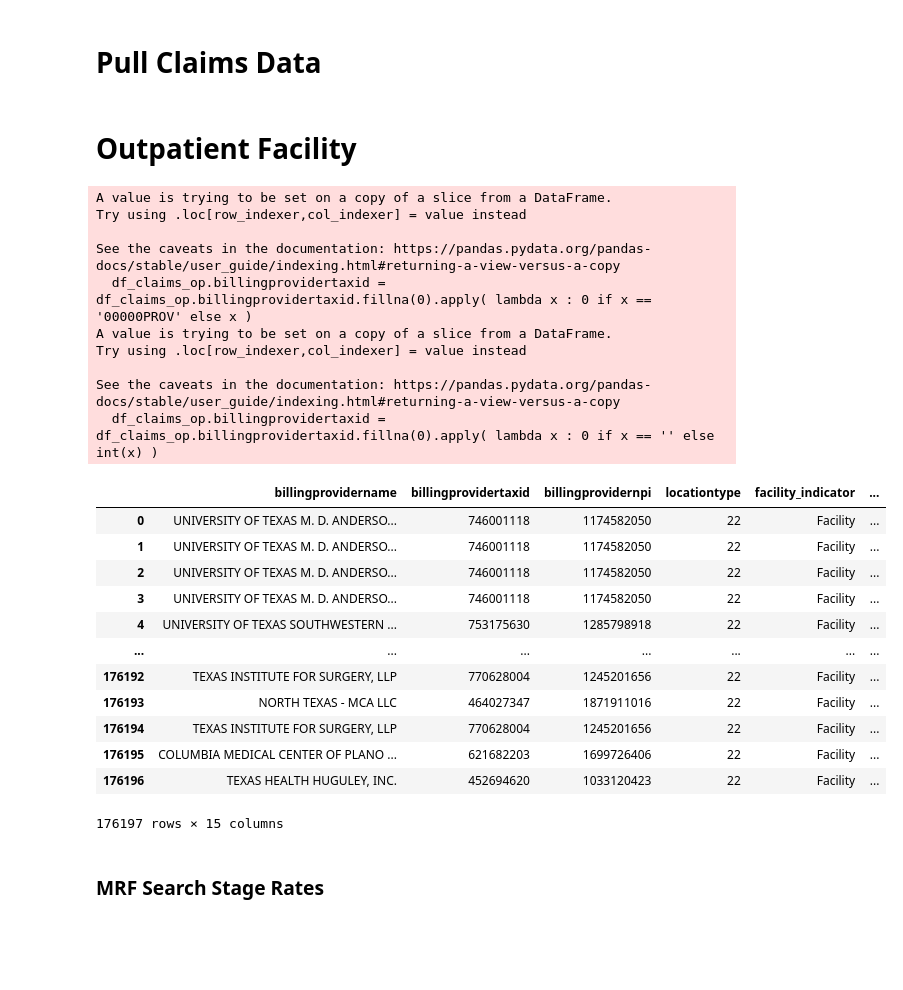
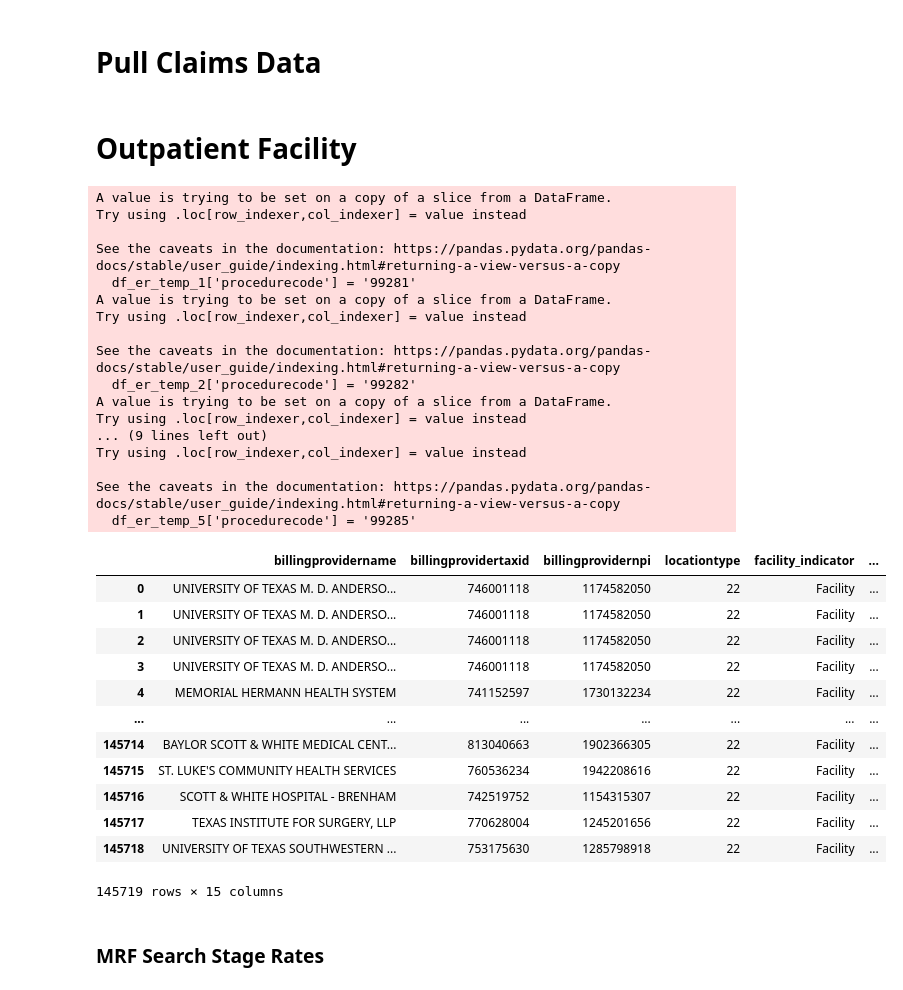
Before and after one commit to benefitsscience/HospitalScorecard, a Jupyter notebook: MarketPosition_OP_New.ipynb, the cells around one changed output. Drawn from its saved outputs; the diff is of its cells as text; code cells hidden in the pictures; blank space fills up the shorter version.

```diff
--- a/MarketPosition_OP_New.ipynb
+++ b/MarketPosition_OP_New.ipynb
@@ -69,5 +79,5 @@ tins_list = ', '.join(f"'{tin}'" for tin in tins_list)
 # %% [markdown]
-# Outpatient Facility
+ # Outpatient Facility
 # %%
 df_claims = pd.read_csv('Data Sources/Claims_nonev_op.gz', compression='gzip', low_memory=False, dtype={'billingproviderzip': str,
                                      'billingprovidertaxid': str,
@@ -79,7 +91,9 @@ df_claims = pd.read_csv('Data Sources/Claims_nonev_op.gz', compression='gzip', l
 # %%
-df_claims = df_claims.merge(ZipMSA[['zipcode', 'state', 'cbsa_name']], left_on='billingproviderzip', right_on='zipcode', how='left')
 
-df_claims_op = df_claims[df_claims.state == 'TX']
+df_claims_op = df_claims.copy()
+df_claims_op = df_claims_op[df_claims_op.state == 'TX']
+df_claims_op = df_claims_op[df_claims_op['proceduretype'] != 'DRG']
+df_claims_op = df_claims_op[df_claims_op['proceduretype'] != 'Revenue']
 df_claims_op.billingprovidertaxid = df_claims_op.billingprovidertaxid.fillna(0).apply( lambda x : 0 if x == '00000PROV' else x )
 df_claims_op.billingprovidertaxid = df_claims_op.billingprovidertaxid.fillna(0).apply( lambda x : 0 if x == '' else int(x) )
 
@@ -92,45 +106,96 @@ df_covered = df_claims_op.groupby(['tpaclaimid']).agg({'amtcovered': 'sum'})
 df_covered = df_covered[df_covered.amtcovered > 0]
 df_claims_op = df_claims_op[df_claims_op.tpaclaimid.isin(df_covered.index)]
 
+df_claims_op_er = df_claims_op[df_claims_op['er_visitid'].notnull()]
+df_claims_op = df_claims_op[df_claims_op['er_visitid'].isnull()]
+
+df_er_99281 = df_claims_op_er[df_claims_op_er['procedurecode'] == '99281']
+df_er_99281 = df_er_99281.groupby(['tpaclaimid']).agg({'amtcovered': 'sum'})
+df_er_temp_1 = df_claims_op_er[df_claims_op_er.tpaclaimid.isin(df_er_99281.index)]
+df_er_temp_1['procedurecode'] = '99281'
+
+
+df_er_99282 = df_claims_op_er[df_claims_op_er['procedurecode'] == '99282']
+df_er_99282 = df_er_99282.groupby(['tpaclaimid']).agg({'amtcovered': 'sum'})
+df_er_temp_2 = df_claims_op_er[df_claims_op_er.tpaclaimid.isin(df_er_99282.index)]
+df_er_temp_2['procedurecode'] = '99282'
+
+df_er_99283 = df_claims_op_er[df_claims_op_er['procedurecode'] == '99283']
+df_er_99283 = df_er_99283.groupby(['tpaclaimid']).agg({'amtcovered': 'sum'})
+df_er_temp_3 = df_claims_op_er[df_claims_op_er.tpaclaimid.isin(df_er_99283.index)]
+df_er_temp_3['procedurecode'] = '99283'
+
+df_er_99284 = df_claims_op_er[df_claims_op_er['procedurecode'] == '99284']
+df_er_99284 = df_er_99284.groupby(['tpaclaimid']).agg({'amtcovered': 'sum'})
+df_er_temp_4 = df_claims_op_er[df_claims_op_er.tpaclaimid.isin(df_er_99284.index)]
+df_er_temp_4['procedurecode'] = '99284'
+
+df_er_99285 = df_claims_op_er[df_claims_op_er['procedurecode'] == '99285']
+df_er_99285 = df_er_99285.groupby(['tpaclaimid']).agg({'amtcovered': 'sum'})
+df_er_temp_5 = df_claims_op_er[df_claims_op_er.tpaclaimid.isin(df_er_99285.index)]
+df_er_temp_5['procedurecode'] = '99285'
+
+df_er_temp = pd.concat([df_er_temp_1, df_er_temp_2, df_er_temp_3, df_er_temp_4, df_er_temp_5])
+df_er_temp['procedurename'] = 'EMERGENCY DEPT VISIT'
+df_er_temp['proceduretype'] = 'CPT'
+
 # Group and aggregate
 df_claims_op['codecount'] = df_claims_op['poscodecount'] - df_claims_op['negcodecount']
 df_claims_op = df_claims_op.groupby(['billingprovidername', 'billingprovidertaxid','billingprovidernpi', 'locationtype', 'facility_indicator', 'cbsa_name', 'proceduretype', 'procedurecode', 'procedurename']).agg({'tpaclaimid': 'nunique', 'amtcovered':'sum', 'amtallowed': 'sum', 'codecount':'sum'}).reset_index()
 df_claims_op = df_claims_op.rename(columns={'tpaclaimid': 'claimcount'})
 
+# Group and aggregate
+df_er_temp['codecount'] = df_er_temp['poscodecount'] - df_er_temp['negcodecount']
+df_er_temp = df_er_temp.groupby(['billingprovidername', 'billingprovidertaxid','billingprovidernpi', 'locationtype', 'facility_indicator', 'cbsa_name', 'proceduretype', 'procedurecode', 'procedurename']).agg({'tpaclaimid': 'nunique', 'amtcovered':'sum', 'amtallowed': 'sum', 'codecount':'sum'}).reset_index()
+df_er_temp = df_er_temp.rename(columns={'tpaclaimid': 'claimcount'})
+df_er_temp['codecount'] = df_er_temp['claimcount']
+
+df_claims_op = pd.concat([df_claims_op, df_er_temp])
+
+df_claims_op = df_claims_op.groupby(['billingprovidername', 'billingprovidertaxid','billingprovidernpi', 'locationtype', 'facility_indicator', 'cbsa_name', 'proceduretype', 'procedurecode', 'procedurename']).agg({'claimcount': 'sum', 'amtcovered':'sum', 'amtallowed': 'sum', 'codecount':'sum'}).reset_index()
 
 # Sort, merge and query
 df_claims_op = df_claims_op.sort_values('amtallowed', ascending = False)
 df_claims_op = df_claims_op.merge(Top20[['IDN', 'rank', 'billingprovidertaxid']].drop_duplicates(), on='billingprovidertaxid', how='left')
 
 df_claims_op = df_claims_op[df_claims_op['amtallowed'] > 0]
 
+# df_claims_op = df_claims_op[df_claims_op['billingprovidertaxid'] == '741152597']
+# df_claims_op = df_claims_op[df_claims_op['billingprovidernpi'] == '1730132234']
+# df_claims_op = df_claims_op[df_claims_op['procedurecode'] == '99284']
 
-# df_claims_op = df_claims_op[df_claims_op['rank'] == 3]
 df_claims_op
 # %% [output]
 A value is trying to be set on a copy of a slice from a DataFrame.
 Try using .loc[row_indexer,col_indexer] = value instead
 
 See the caveats in the documentation: https://pandas.pydata.org/pandas-docs/stable/user_guide/indexing.html#returning-a-view-versus-a-copy
-  df_claims_op.billingprovidertaxid = df_claims_op.billingprovidertaxid.fillna(0).apply( lambda x : 0 if x == '00000PROV' else x )
+  df_er_temp_1['procedurecode'] = '99281'
 A value is trying to be set on a copy of a slice from a DataFrame.
 Try using .loc[row_indexer,col_indexer] = value instead
 
 See the caveats in the documentation: https://pandas.pydata.org/pandas-docs/stable/user_guide/indexing.html#returning-a-view-versus-a-copy
-  df_claims_op.billingprovidertaxid = df_claims_op.billingprovidertaxid.fillna(0).apply( lambda x : 0 if x == '' else int(x) )
+  df_er_temp_2['procedurecode'] = '99282'
+A value is trying to be set on a copy of a slice from a DataFrame.
+Try using .loc[row_indexer,col_indexer] = value instead
+... (9 lines left out)
+Try using .loc[row_indexer,col_indexer] = value instead
+
+See the caveats in the documentation: https://pandas.pydata.org/pandas-docs/stable/user_guide/indexing.html#returning-a-view-versus-a-copy
+  df_er_temp_5['procedurecode'] = '99285'
 |  | billingprovidername | billingprovidertaxid | billingprovidernpi | locationtype | facility_indicator | ... |
 | 0 | UNIVERSITY OF TEXAS M. D. ANDERSO... | 746001118 | 1174582050 | 22 | Facility | ... |
 | 1 | UNIVERSITY OF TEXAS M. D. ANDERSO... | 746001118 | 1174582050 | 22 | Facility | ... |
 | 2 | UNIVERSITY OF TEXAS M. D. ANDERSO... | 746001118 | 1174582050 | 22 | Facility | ... |
 | 3 | UNIVERSITY OF TEXAS M. D. ANDERSO... | 746001118 | 1174582050 | 22 | Facility | ... |
-| 4 | UNIVERSITY OF TEXAS SOUTHWESTERN ... | 753175630 | 1285798918 | 22 | Facility | ... |
+| 4 | MEMORIAL HERMANN HEALTH SYSTEM | 741152597 | 1730132234 | 22 | Facility | ... |
 | ... | ... | ... | ... | ... | ... | ... |
-| 176192 | TEXAS INSTITUTE FOR SURGERY, LLP | 770628004 | 1245201656 | 22 | Facility | ... |
-| 176193 | NORTH TEXAS - MCA LLC | 464027347 | 1871911016 | 22 | Facility | ... |
-| 176194 | TEXAS INSTITUTE FOR SURGERY, LLP | 770628004 | 1245201656 | 22 | Facility | ... |
-| 176195 | COLUMBIA MEDICAL CENTER OF PLANO ... | 621682203 | 1699726406 | 22 | Facility | ... |
-| 176196 | TEXAS HEALTH HUGULEY, INC. | 452694620 | 1033120423 | 22 | Facility | ... |
+| 145714 | BAYLOR SCOTT & WHITE MEDICAL CENT... | 813040663 | 1902366305 | 22 | Facility | ... |
+| 145715 | ST. LUKE'S COMMUNITY HEALTH SERVICES | 760536234 | 1942208616 | 22 | Facility | ... |
+| 145716 | SCOTT & WHITE HOSPITAL - BRENHAM | 742519752 | 1154315307 | 22 | Facility | ... |
+| 145717 | TEXAS INSTITUTE FOR SURGERY, LLP | 770628004 | 1245201656 | 22 | Facility | ... |
+| 145718 | UNIVERSITY OF TEXAS SOUTHWESTERN ... | 753175630 | 1285798918 | 22 | Facility | ... |
-176197 rows × 15 columns
+145719 rows × 15 columns
 # %%
 del df_claims
 # %%
```
Also changed, not shown: parts of 13 cells of this notebook, 28 other files.
